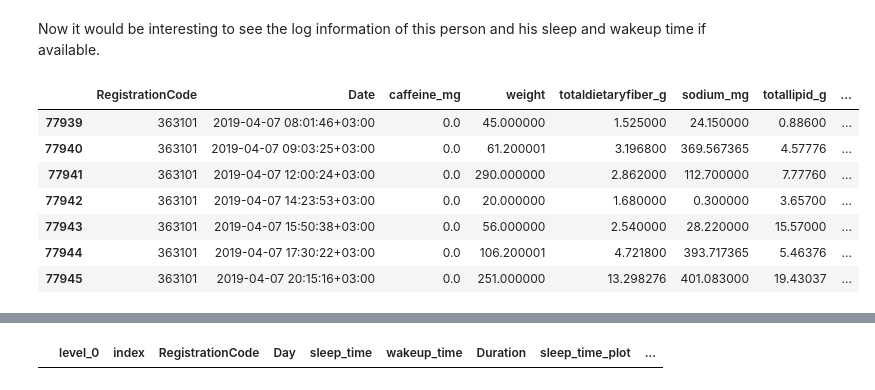
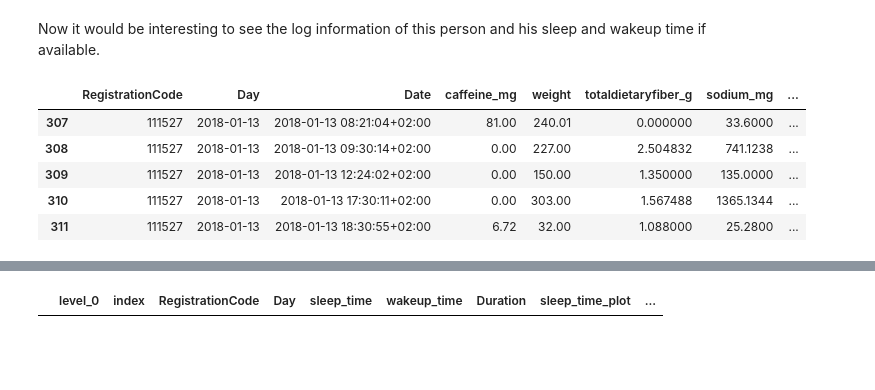
Before and after one commit to ElviraMingazova/MA_Thesis, a Jupyter notebook: Personalized correlations PNP3.ipynb, the cells around one changed output, grey strips where cells are left out. Drawn from its saved outputs; the diff is of its cells as text; code cells hidden in the pictures; blank space fills up the shorter version.

```diff
--- a/Personalized correlations PNP3.ipynb
+++ b/Personalized correlations PNP3.ipynb
@@ -1029,16 +1035,14 @@ logdf = dll.add_nutrients(log, nutrient_list)
 logdf = dll.squeeze_log(logdf)
 logdf = logdf.reset_index()
 # %%
-logdf[(logdf['RegistrationCode'] == '363101') & (logdf['Date'].dt.date == datetime.date(2019,4,7))]
+logdf[(logdf['RegistrationCode'] == '111527') & (logdf['Date'].dt.date == datetime.date(2018,1,13))]
 # %% [output]
-|  | RegistrationCode | Date | caffeine_mg | weight | totaldietaryfiber_g | sodium_mg | totallipid_g | ... |
-| 77939 | 363101 | 2019-04-07 08:01:46+03:00 | 0.0 | 45.000000 | 1.525000 | 24.150000 | 0.88600 | ... |
-| 77940 | 363101 | 2019-04-07 09:03:25+03:00 | 0.0 | 61.200001 | 3.196800 | 369.567365 | 4.57776 | ... |
-| 77941 | 363101 | 2019-04-07 12:00:24+03:00 | 0.0 | 290.000000 | 2.862000 | 112.700000 | 7.77760 | ... |
-| 77942 | 363101 | 2019-04-07 14:23:53+03:00 | 0.0 | 20.000000 | 1.680000 | 0.300000 | 3.65700 | ... |
-| 77943 | 363101 | 2019-04-07 15:50:38+03:00 | 0.0 | 56.000000 | 2.540000 | 28.220000 | 15.57000 | ... |
-| 77944 | 363101 | 2019-04-07 17:30:22+03:00 | 0.0 | 106.200001 | 4.721800 | 393.717365 | 5.46376 | ... |
-| 77945 | 363101 | 2019-04-07 20:15:16+03:00 | 0.0 | 251.000000 | 13.298276 | 401.083000 | 19.43037 | ... |
+|  | RegistrationCode | Day | Date | caffeine_mg | weight | totaldietaryfiber_g | sodium_mg | ... |
+| 307 | 111527 | 2018-01-13 | 2018-01-13 08:21:04+02:00 | 81.00 | 240.01 | 0.000000 | 33.6000 | ... |
+| 308 | 111527 | 2018-01-13 | 2018-01-13 09:30:14+02:00 | 0.00 | 227.00 | 2.504832 | 741.1238 | ... |
+| 309 | 111527 | 2018-01-13 | 2018-01-13 12:24:02+02:00 | 0.00 | 150.00 | 1.350000 | 135.0000 | ... |
+| 310 | 111527 | 2018-01-13 | 2018-01-13 17:30:11+02:00 | 0.00 | 303.00 | 1.567488 | 1365.1344 | ... |
+| 311 | 111527 | 2018-01-13 | 2018-01-13 18:30:55+02:00 | 6.72 | 32.00 | 1.088000 | 25.2800 | ... |
 # %%
 sleep_filtered = sleep_filtered.reset_index()
 sleep_filtered[(sleep_filtered['RegistrationCode'] == '363101') & (sleep_filtered['wakeup_time'].dt.date == datetime.date(2019,4,7))]
```
Also changed, not shown: parts of 35 cells of this notebook, 1 other file.
